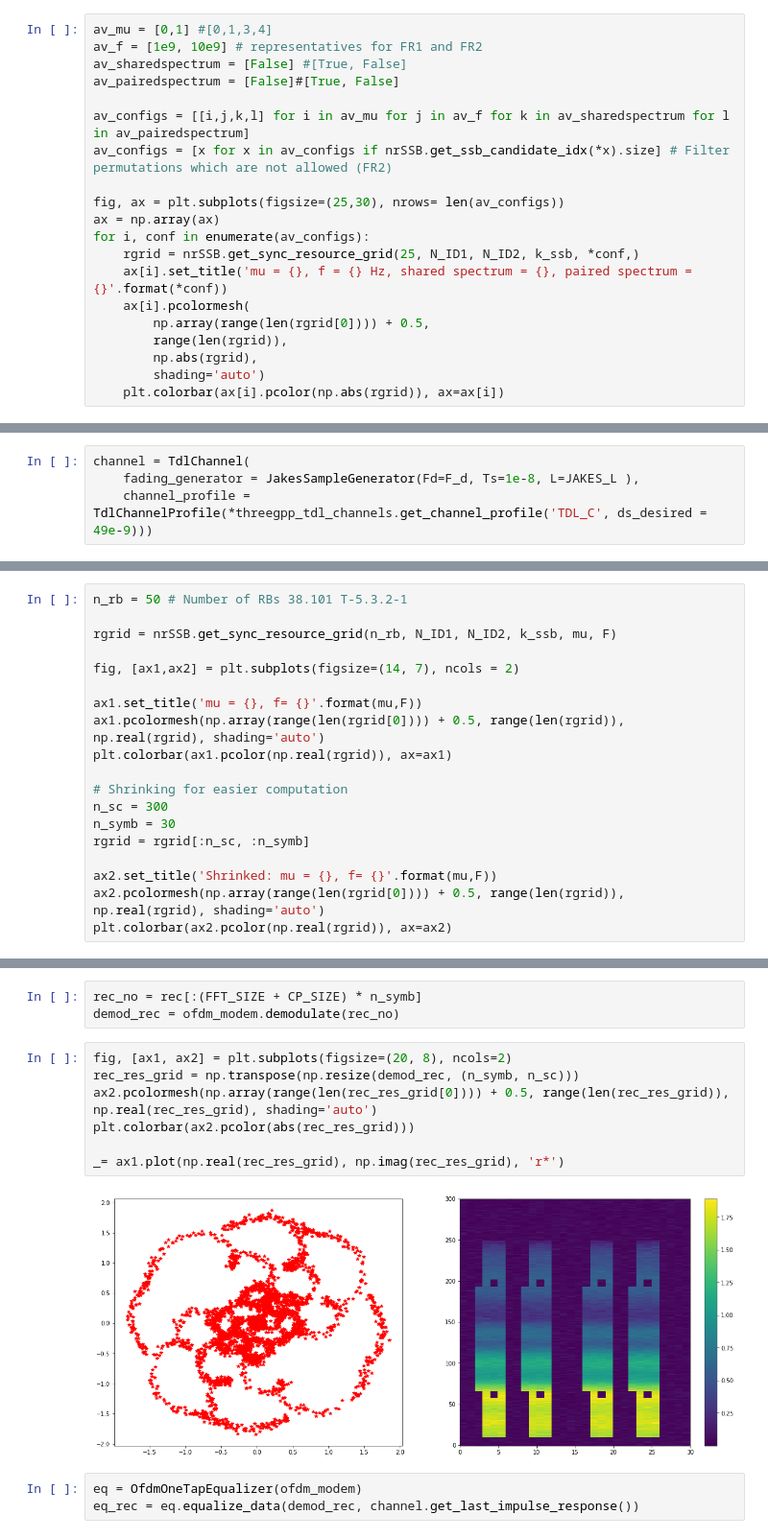
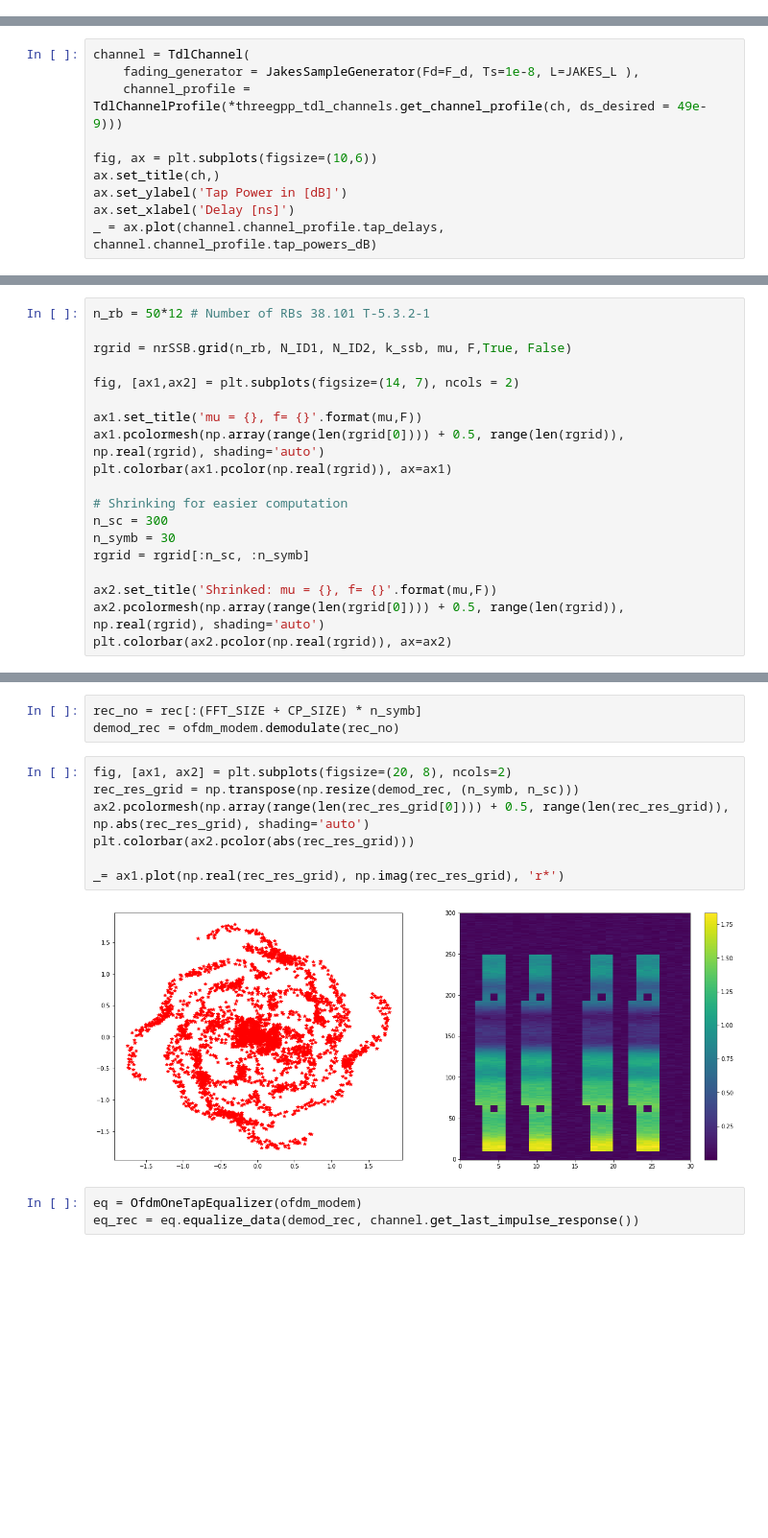
Before and after one commit to markdisterhof/5g_phy_bachelor_thesis, a Jupyter notebook: Simulation/5G_Channel_Sim.ipynb, the cells around one changed output, grey strips where cells are left out. Shown at 96% size. Cells and saved outputs as stored; diff of their text form; blank space fills up the shorter version.

```diff
--- a/Simulation/5G_Channel_Sim.ipynb
+++ b/Simulation/5G_Channel_Sim.ipynb
@@ -50,20 +51,0 @@ NameError: name 'nr_ssb' is not defined
-# %%
-av_mu = [0,1] #[0,1,3,4]
-av_f = [1e9, 10e9] # representatives for FR1 and FR2
-av_sharedspectrum = [False] #[True, False]
-av_pairedspectrum = [False]#[True, False]
-
-av_configs = [[i,j,k,l] for i in av_mu for j in av_f for k in av_sharedspectrum for l in av_pairedspectrum]
-av_configs = [x for x in av_configs if nrSSB.get_ssb_candidate_idx(*x).size] # Filter permutations which are not allowed (FR2)
-
-fig, ax = plt.subplots(figsize=(25,30), nrows= len(av_configs))
-ax = np.array(ax)
-for i, conf in enumerate(av_configs):
-    rgrid = nrSSB.get_sync_resource_grid(25, N_ID1, N_ID2, k_ssb, *conf,)
-    ax[i].set_title('mu = {}, f = {} Hz, shared spectrum = {}, paired spectrum = {}'.format(*conf))
-    ax[i].pcolormesh(
-        np.array(range(len(rgrid[0]))) + 0.5,
-        range(len(rgrid)),
-        np.abs(rgrid),
-        shading='auto')
-    plt.colorbar(ax[i].pcolor(np.abs(rgrid)), ax=ax[i])
@@ -74,4 +62,10 @@ for i, conf in enumerate(av_configs):
 # %%
 channel = TdlChannel(
     fading_generator = JakesSampleGenerator(Fd=F_d, Ts=1e-8, L=JAKES_L ),
-    channel_profile = TdlChannelProfile(*threegpp_tdl_channels.get_channel_profile('TDL_C', ds_desired = 49e-9)))
+    channel_profile = TdlChannelProfile(*threegpp_tdl_channels.get_channel_profile(ch, ds_desired = 49e-9)))
+
+fig, ax = plt.subplots(figsize=(10,6))
+ax.set_title(ch,)
+ax.set_ylabel('Tap Power in [dB]')
+ax.set_xlabel('Delay [ns]')
+_ = ax.plot(channel.channel_profile.tap_delays, channel.channel_profile.tap_powers_dB)
@@ -84,9 +74,9 @@ ax.plot(channel.channel_profile.tap_delays, channel.channel_profile.tap_powers_d
 # %% [markdown]
 ## Synchronization procedure
 # %%
-n_rb = 50 # Number of RBs 38.101 T-5.3.2-1
+n_rb = 50*12 # Number of RBs 38.101 T-5.3.2-1
 
-rgrid = nrSSB.get_sync_resource_grid(n_rb, N_ID1, N_ID2, k_ssb, mu, F)
+rgrid = nrSSB.grid(n_rb, N_ID1, N_ID2, k_ssb, mu, F,True, False)
 
 fig, [ax1,ax2] = plt.subplots(figsize=(14, 7), ncols = 2)
 
@@ -136,12 +126,12 @@ demod_rec = ofdm_modem.demodulate(rec_no)
 # %%
 fig, [ax1, ax2] = plt.subplots(figsize=(20, 8), ncols=2)
 rec_res_grid = np.transpose(np.resize(demod_rec, (n_symb, n_sc)))
-ax2.pcolormesh(np.array(range(len(rec_res_grid[0]))) + 0.5, range(len(rec_res_grid)), np.real(rec_res_grid), shading='auto')
+ax2.pcolormesh(np.array(range(len(rec_res_grid[0]))) + 0.5, range(len(rec_res_grid)), np.abs(rec_res_grid), shading='auto')
 plt.colorbar(ax2.pcolor(abs(rec_res_grid)))
 
 _= ax1.plot(np.real(rec_res_grid), np.imag(rec_res_grid), 'r*')
 # %% [output]
-[figure, old version]
+[figure, new version]
 # %%
 eq = OfdmOneTapEqualizer(ofdm_modem)
 eq_rec = eq.equalize_data(demod_rec, channel.get_last_impulse_response())
```
Also changed, not shown: parts of 20 cells of this notebook.
